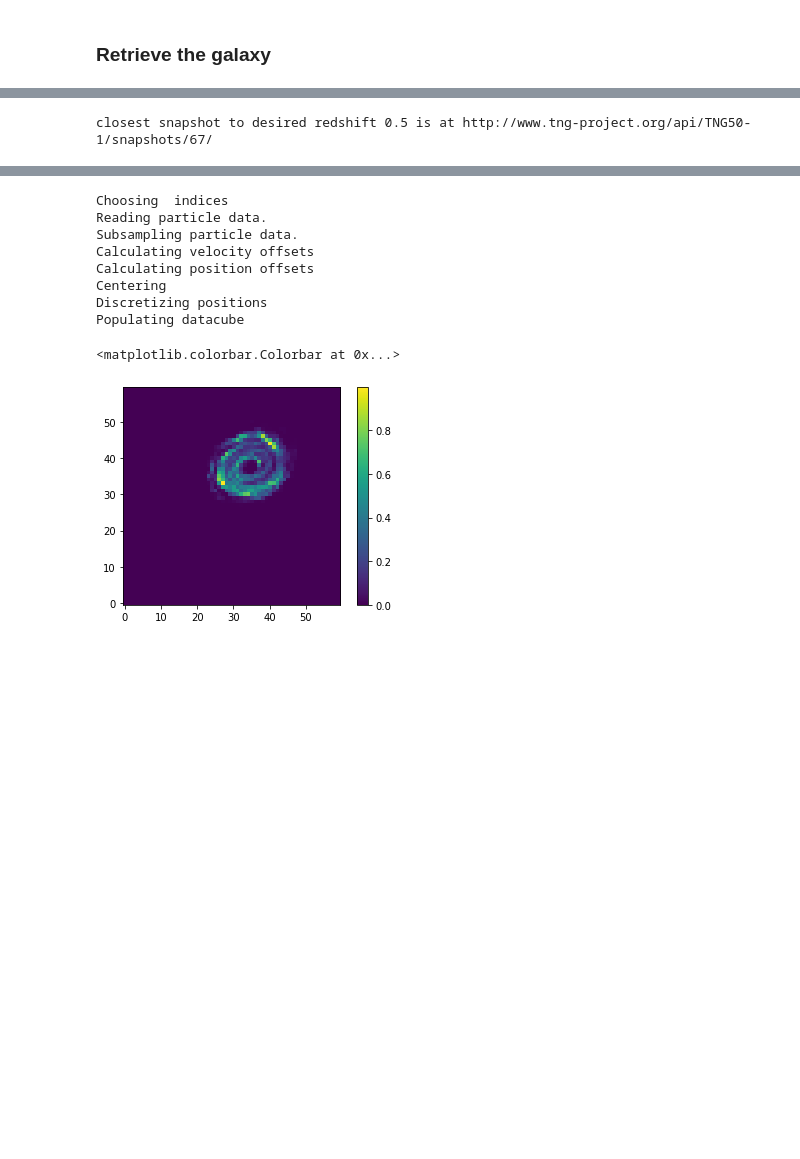
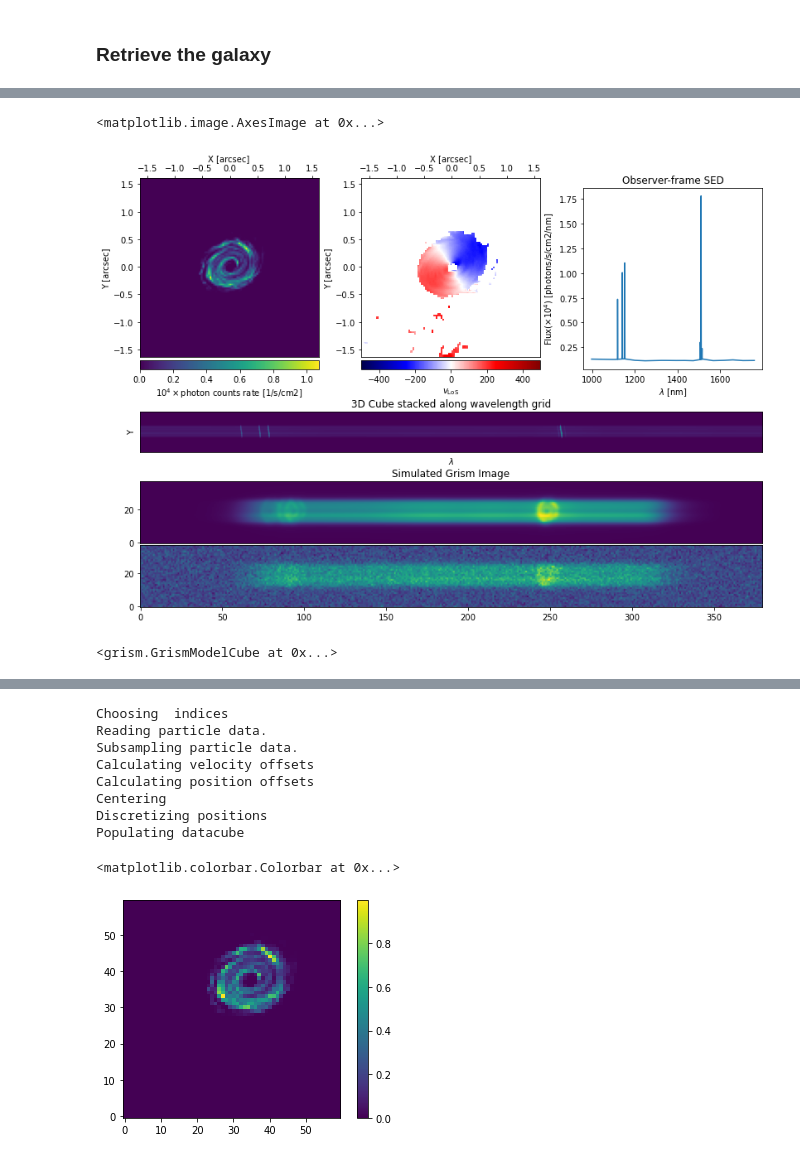
Before and after one commit to sweverett/kl-tools, a Jupyter notebook: notebooks/TNG2Grism.ipynb, the cells around one changed output, grey strips where cells are left out. Saved outputs shown, nothing was run; the diff lists cells and outputs as text; code cells hidden in the pictures; blank space fills up the shorter version.

```diff
--- a/notebooks/TNG2Grism.ipynb
+++ b/notebooks/TNG2Grism.ipynb
@@ -16,0 +144,10 @@ from emission import LINE_LAMBDAS
+# %%
+rescale=0.15
+
+subhalo = ts()
+subhalo.set_subhalo(subhaloid=2, redshift=0.5, move_to_redshift=Gpars['sed']['z'])
+m.clear_observation()
+grism.initialize_observations(1, [Gpars])
+img, noise = subhalo.to_grism(Gpars, rescale=rescale)
+v_img = subhalo.generateVelocityMap(Gpars, rescale=rescale)
+v_img = np.ma.masked_invalid(v_img)
@@ -17,6 +184,58 @@ from emission import LINE_LAMBDAS
+# %%
+fig = plt.figure(figsize=[12,8])
+w = 0.25
+h = 0.4
+dh = 0.05
+dw = 0.06
+ax1 = fig.add_axes([dw, 3*dh+1*h, w, h])
+ax2 = fig.add_axes([2*dw+w, 3*dh+1*h, w, h])
+ax3 = fig.add_axes([3*dw+2*w, 3*dh+1*h, w, h*0.95])
+
+ax4 = fig.add_axes([dw, 1.7*dh+2*h/3, 3*w+2*dw, h/3])
+ax5 = fig.add_axes([dw, dh+h/3, 3*w+2*dw, h/3])
+ax6 = fig.add_axes([dw, dh, 3*w+2*dw, h/3])
+
+_Nx = Gpars['model_dimension']['Nx']
+_Ny = Gpars['model_dimension']['Ny']
+_scale = Gpars['model_dimension']['scale']
+extent = [-(_Nx/2+0.5)*_scale, (_Nx/2-0.5)*_scale,
+          -(_Ny/2+0.5)*_scale, (_Ny/2-0.5)*_scale]
+cube = subhalo.simGrismCube
+
+cb = ax1.imshow(np.sum(cube.data, axis=0)*1e4, origin='lower', extent=extent)
+divider = make_axes_locatable(ax1)
+cax = divider.append_axes("bottom", size="5%", pad=0.05,)
+plt.colorbar(cb, cax=cax, orientation='horizontal', label=r'$10^4\times$photon counts rate [1/s/cm2]')
+ax1.set(xlabel='X [arcsec]', ylabel='Y [arcsec]',)
+ax1.xaxis.tick_top()
+ax1.xaxis.set_label_position('top')
+
+cb = ax2.imshow(v_img, vmin=-500, vmax=500, cmap='seismic', origin='lower',
+               extent=extent)
+divider = make_axes_locatable(ax2)
+cax = divider.append_axes("bottom", size="5%", pad=0.05,)
+plt.colorbar(cb, cax=cax, orientation='horizontal', label=r'$v_\mathrm{LoS}$')
+ax2.set(xlabel='X [arcsec]', ylabel='Y [arcsec]')
+ax2.xaxis.tick_top()
+ax2.xaxis.set_label_position('top')
+
+sed = grism.GrismSED(Gpars['sed'])
+ax3.plot(np.mean(Gpars.lambdas, axis=1), sed(np.mean(Gpars.lambdas, axis=1))*1e4)
+ax3.set(xlabel='$\lambda$ [nm]', ylabel=r'Flux($\times 10^4$) [photons/s/cm2/nm]',
+       title='Observer-frame SED')
+ax3.set_aspect('auto')
+
+ax4.imshow(np.sum(cube.data, axis=1).T, origin='lower')
+ax4.set(xticks=[], yticks=[], xlabel='$\lambda$', ylabel='Y', title='3D Cube stacked along wavelength grid')
+
+ax5.imshow(img, origin='lower')
+ax5.set(xticks=[], title='Simulated Grism Image')
+
+ax6.imshow(img+noise/3, origin='lower')
+# %% [output]
+<matplotlib.image.AxesImage at 0x...>
+[figure, added]
 # %%
-z = 0.5
-subhalo = ts()
-subhalo.set_subhalo(subhaloid=2, redshift=z)
+cube
 # %% [output]
-closest snapshot to desired redshift 0.5 is at http://www.tng-project.org/api/TNG50-1/snapshots/67/
+<grism.GrismModelCube at 0x...>
```
Also changed, not shown: parts of 55 cells of this notebook, 5 other files.
